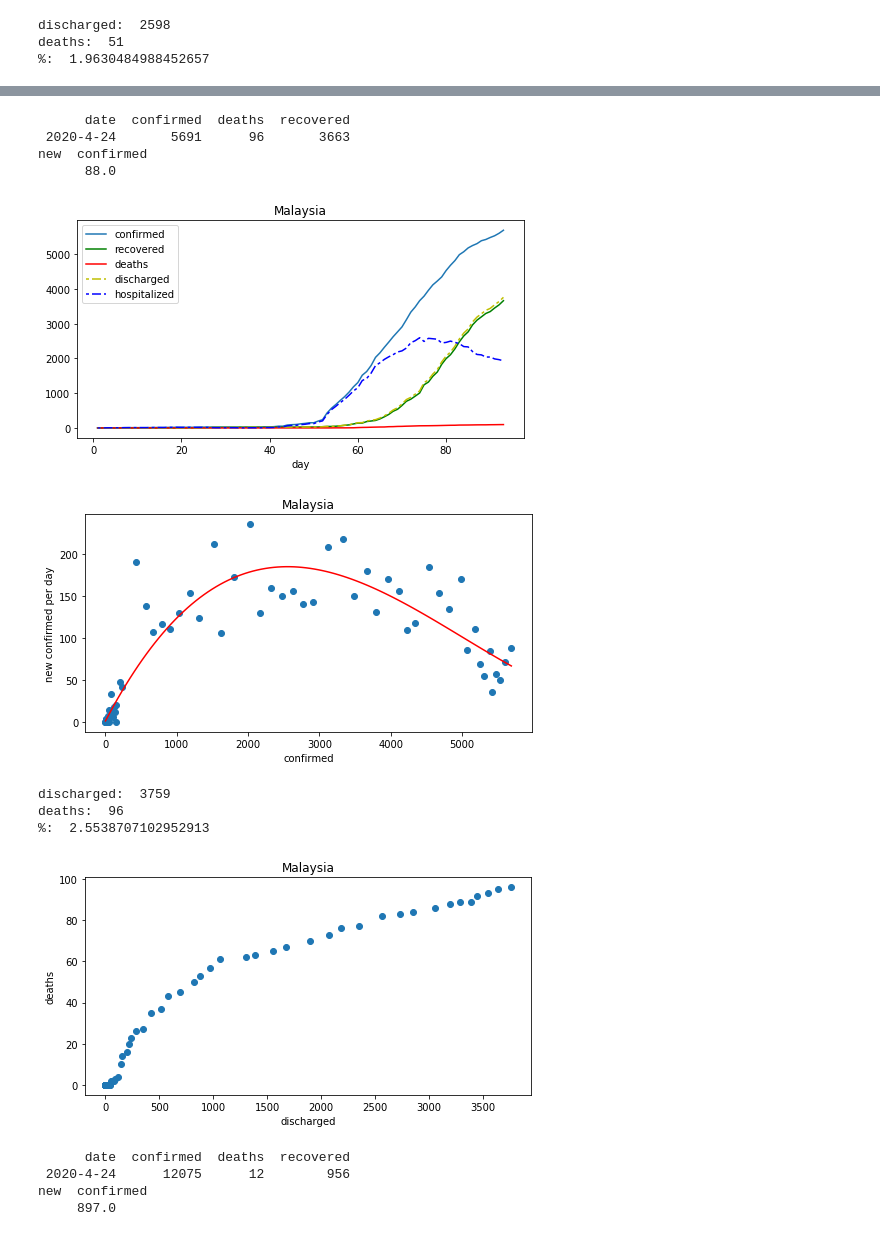
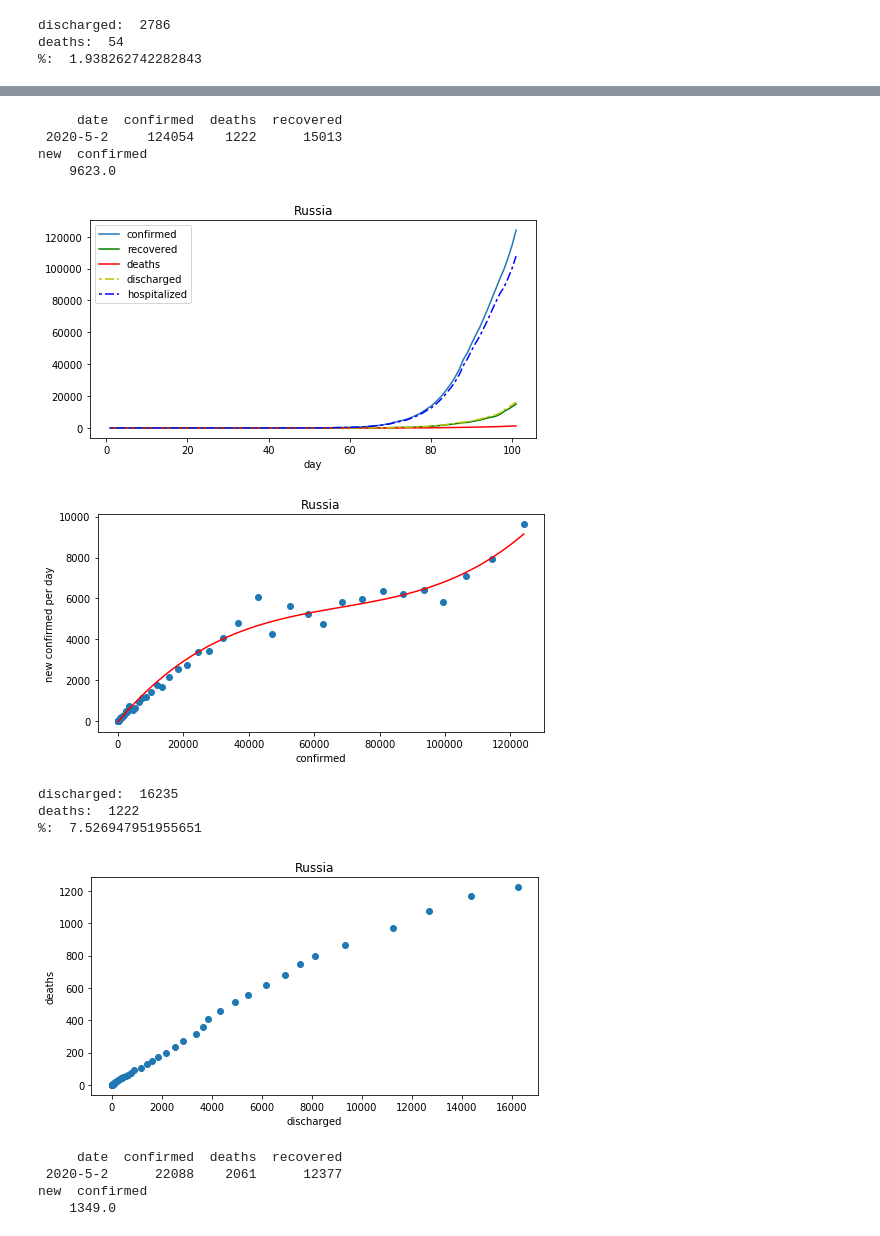
Before and after one commit to chartchuo/notebook, a Jupyter notebook: covid-19/covid-19-share.ipynb, the cells around one changed output, grey strips where cells are left out. Cells and saved outputs as stored; diff of their text form; code cells hidden in the pictures.

```diff
--- a/covid-19/covid-19-share.ipynb
+++ b/covid-19/covid-19-share.ipynb
@@ -50,6 +50,6 @@ def plot_country(country):
 # for c in json.columns:
 #     print(c)
 # %%
-for c in ['Thailand','Malaysia','Singapore','Indonesia','US','China','Korea, South','Italy','Spain']:
+for c in ['Thailand','Russia','Mexico','Brazil','Malaysia','Singapore','Indonesia','US','China','Korea, South','Italy','Spain']:
     plot_country(c)
 # %% [output]
@@ -62,3 +62,3 @@ new  confirmed
-discharged:  2598
-deaths:  51
-%:  1.9630484988452657
+discharged:  2786
+deaths:  54
+%:  1.938262742282843
@@ -66,14 +66,14 @@ deaths:  51
-      date  confirmed  deaths  recovered
- 2020-4-24       5691      96       3663
+     date  confirmed  deaths  recovered
+ 2020-5-2     124054    1222      15013
 new  confirmed
-      88.0
+    9623.0
-[figure, old version]
+[figure, new version]
-[figure, old version]
+[figure, new version]
-discharged:  3759
-deaths:  96
-%:  2.5538707102952913
+discharged:  16235
+deaths:  1222
+%:  7.526947951955651
-[figure, old version]
+[figure, new version]
-      date  confirmed  deaths  recovered
- 2020-4-24      12075      12        956
+     date  confirmed  deaths  recovered
+ 2020-5-2      22088    2061      12377
 new  confirmed
-     897.0
+    1349.0
```
Also changed, not shown: parts of 1 cell of this notebook.
